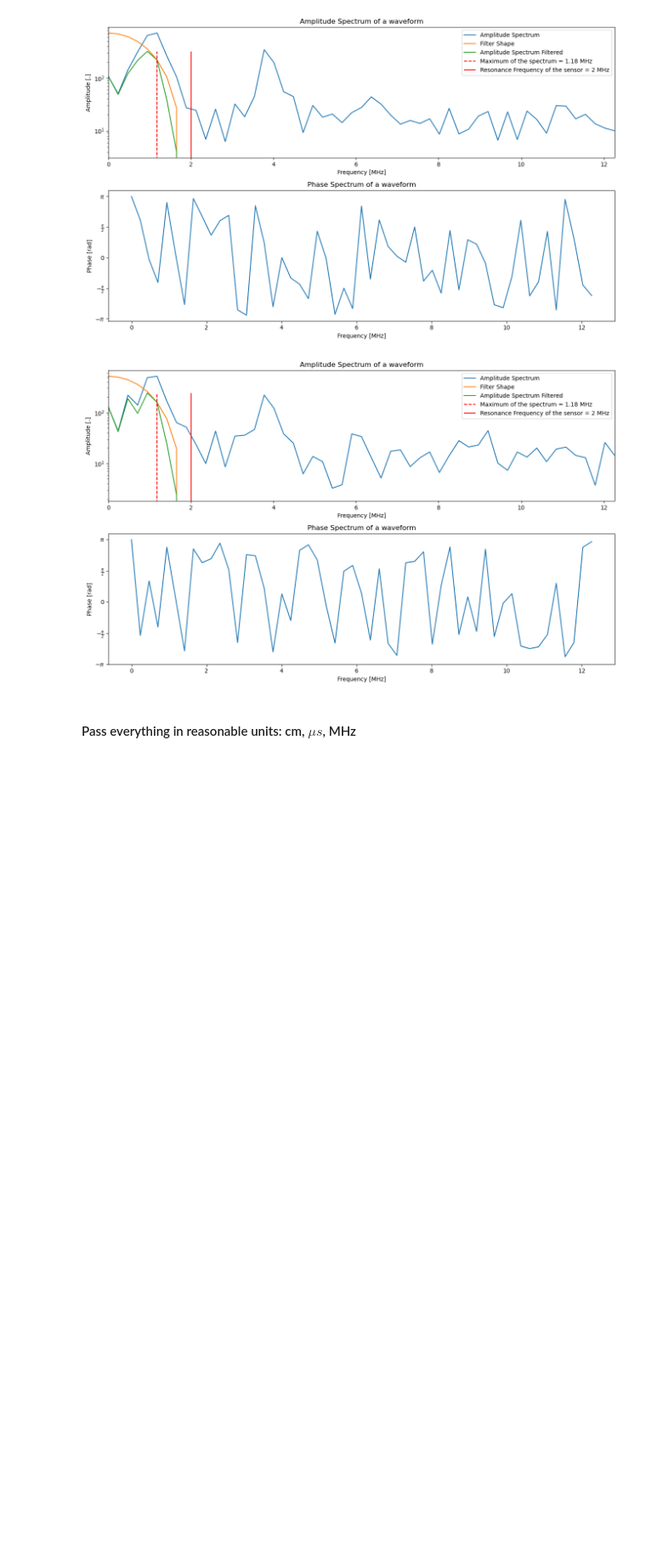
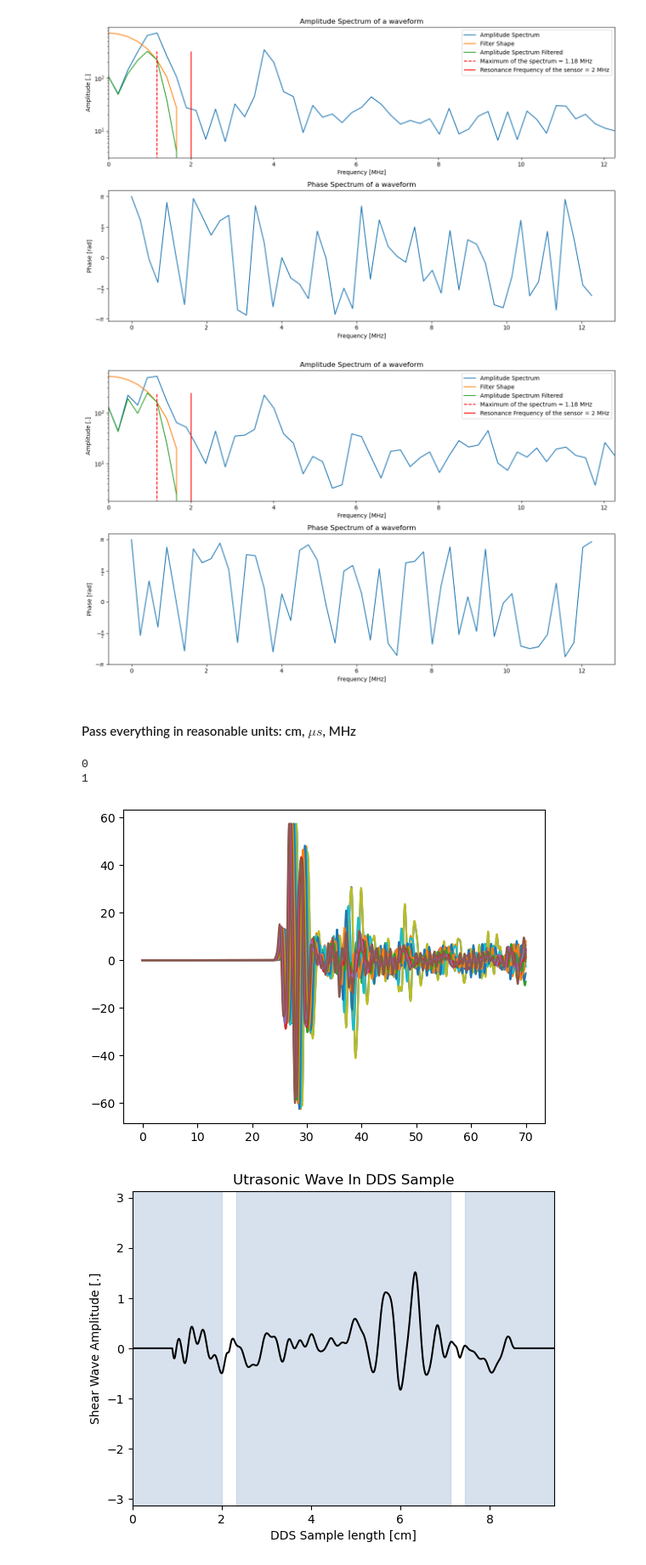
Before and after one commit to Bic10/lab_UW, a Jupyter notebook: forward_modeling.ipynb, the cells around one changed output. Shown at 85% size. Saved outputs shown, nothing was run; the diff lists cells and outputs as text; code cells hidden in the pictures; blank space fills up the shorter version.

```diff
--- a/forward_modeling.ipynb
+++ b/forward_modeling.ipynb
@@ -199,14 +202,14 @@ for i in range(len(pulse_list)):
 ### INPUT DATA ###
 # These are constants through the entire experiment.
 side_block_1 = 2               # [cm] width of first side block
-side_block_2 =2               # [cm] width of first gouge layer
+side_block_2 = 2               # [cm] width of first gouge layer
 central_block = 4.8
 pzt_width = 0.1                                 # [cm] its important!
 pmma_width = 0.1                                 # [cm] plate supporting the pzt
 csteel = 3250 * (1e2/1e6)       # [cm/mus]   steel s-velocity
 cpzt = 2000* (1e2/1e6)         # [cm/mus] s-velocity in piezo ceramic, beetween 1600 (bad coupling) and 2500 (good one). It matters!!!
                                 # according to https://www.intechopen.com/chapters/40134
-cpmma =  0.2*0.1392              # [cm/mus]   plate supporting the pzt
+cpmma =  0*0.1392              # [cm/mus]   plate supporting the pzt
 
 
 # EXTRACT LAYER THICKNESS FROM MECHANICA DATA
@@ -227,7 +230,7 @@ x_trasmitter = 1                              # [cm] position of the trasmitter
 # GUESSED VELOCITY MODEL OF THE SAMPLE
 # S- velocity of gouge to probe. Extract from the literature!
 cmin = 1000 * (1e2/1e6)
-cmax = 2000 * (1e2/1e6)
+cmax = 1700 * (1e2/1e6)
 c_step = 100*1e2/1e6
 c_gouge_list = np.arange(cmin, cmax,c_step) # choose of velocity in a reasonable range: from pressure-v in air to s-steel velocity
 # c_gouge_list = [cmax]
@@ -242,39 +245,45 @@ for min_travel_time,max_travel_time in zip(min_travel_time_list,max_travel_time_
     idx_travel_time = np.where((t_OBS >min_travel_time) & (t_OBS < max_travel_time+time_span))
     idx_travel_time_list.append(idx_travel_time)
 # %%
-# downsampling = 1000
-# choosen_pulse = 0
-# pulse = pulse_list[choosen_pulse]
-# t_pulse = t_pulse_list[choosen_pulse]
+downsampling = 2000
+choosen_pulse = 0
+pulse = pulse_list[choosen_pulse]
+t_pulse = t_pulse_list[choosen_pulse]
 
 
-# L2norm = np.zeros((len(data_OBS[::downsampling]), len(c_gouge_list)))
-# for idx_waveform,(waveform_OBS, idx_travel_time, thickness_gouge_1,thickness_gouge_2) in enumerate(zip(data_OBS[::downsampling],idx_travel_time_list[::downsampling], thickness_gouge_1_list[::downsampling],thickness_gouge_2_list[::downsampling])):
+L2norm = np.zeros((len(data_OBS[::downsampling]), len(c_gouge_list)))
 
-#     waveform_OBS = waveform_OBS-np.mean(waveform_OBS)
+for idx_waveform,(waveform_OBS, idx_travel_time, thickness_gouge_1,thickness_gouge_2) in enumerate(zip(data_OBS_filtered[::downsampling],idx_travel_time_list[::downsampling], thickness_gouge_1_list[::downsampling],thickness_gouge_2_list[::downsampling])):
 
-#     # COMPUTE SAMPLE DIMENSIONS: it should change only the layers thickness!
-#     sample_dimensions = [side_block_1,thickness_gouge_1,central_block,thickness_gouge_2,side_block_2]  # [cm] total length of the sample
-#     x_receiver = sum(sample_dimensions) - 1   # The receiver moves with the side_block_1, so its coordinates must be corrected for the layer thickness
+    waveform_OBS = waveform_OBS-np.mean(waveform_OBS)
 
-#     for idx_gouge, c_gouge in enumerate(c_gouge_list):
-#         # fig = plt.figure(figsize=[16,8])
-#         # plt.plot(t_OBS, waveform_OBS,'r',alpha = 0.5, label= "UW observed")
-#         # plt.axvspan(min_travel_time,max_travel_time+time_span, color="mistyrose", alpha=0.5)
+    # COMPUTE SAMPLE DIMENSIONS: it should change only the layers thickness!
+    sample_dimensions = [side_block_1,thickness_gouge_1,central_block,thickness_gouge_2,side_block_2]  # [cm] total length of the sample
+    x_receiver = sum(sample_dimensions) - 1   # The receiver moves with the side_block_1, so its coordinates must be corrected for the layer thickness
 
-#         # plt.title(f"Gouge velocity: {c_gouge:.3f} cm/$\mu$s")
+    for idx_gouge, c_gouge in enumerate(c_gouge_list):
+        fig = plt.figure(figsize=[16,8])
+        plt.plot(t_OBS, waveform_OBS,'r',alpha = 0.5, label= "UW observed")
+        plt.axvspan(min_travel_time,max_travel_time+time_span, color="mistyrose", alpha=0.5)
 
-#         L2norm_new = DDS_UW_simulation(t_OBS, waveform_OBS, t_pulse, pulse, idx_travel_time,
-#                         sample_dimensions,freq_cut,
-#                         x_trasmitter, x_receiver,pzt_width, pmma_width,
-#                         csteel,c_gouge,cpzt,cpmma, normalize = True, plotting=False)
+        plt.title(f"Gouge Velocity: {c_gouge:.3f} cm/$\mu$s")
 
-#         L2norm[idx_waveform,idx_gouge] = L2norm_new
+        L2norm_new = DDS_UW_simulation(t_OBS, waveform_OBS, t_pulse, pulse, idx_travel_time,
+                        sample_dimensions,freq_cut,
+                        x_trasmitter, x_receiver,pzt_width, pmma_width,
+                        csteel,c_gouge,cpzt,cpmma, normalize = True, plotting=True)
 
-#         # plt.xlim([15,40])
-#         # plt.legend(loc="lower left")
-#         # plt.xlabel("Time [$\mu$s]")
-#         # plt.show()
+        L2norm[idx_waveform,idx_gouge] = L2norm_new
 
-# #   make_movie(side_block_1,thickness_gouge_1,central_block, thickness_gouge_2, side_block_2)
+        plt.xlim([10,40])
+        plt.legend(loc="lower left")
+        plt.xlabel("Time [$\mu$s]")
+        plt.show()
+
+make_movie(side_block_1,thickness_gouge_1,central_block, thickness_gouge_2, side_block_2)
+# %% [output]
+0
+1
+[figure, added]
+[figure, added]
 # %%
```
Also changed, not shown: parts of 9 cells of this notebook, 3 other files.
